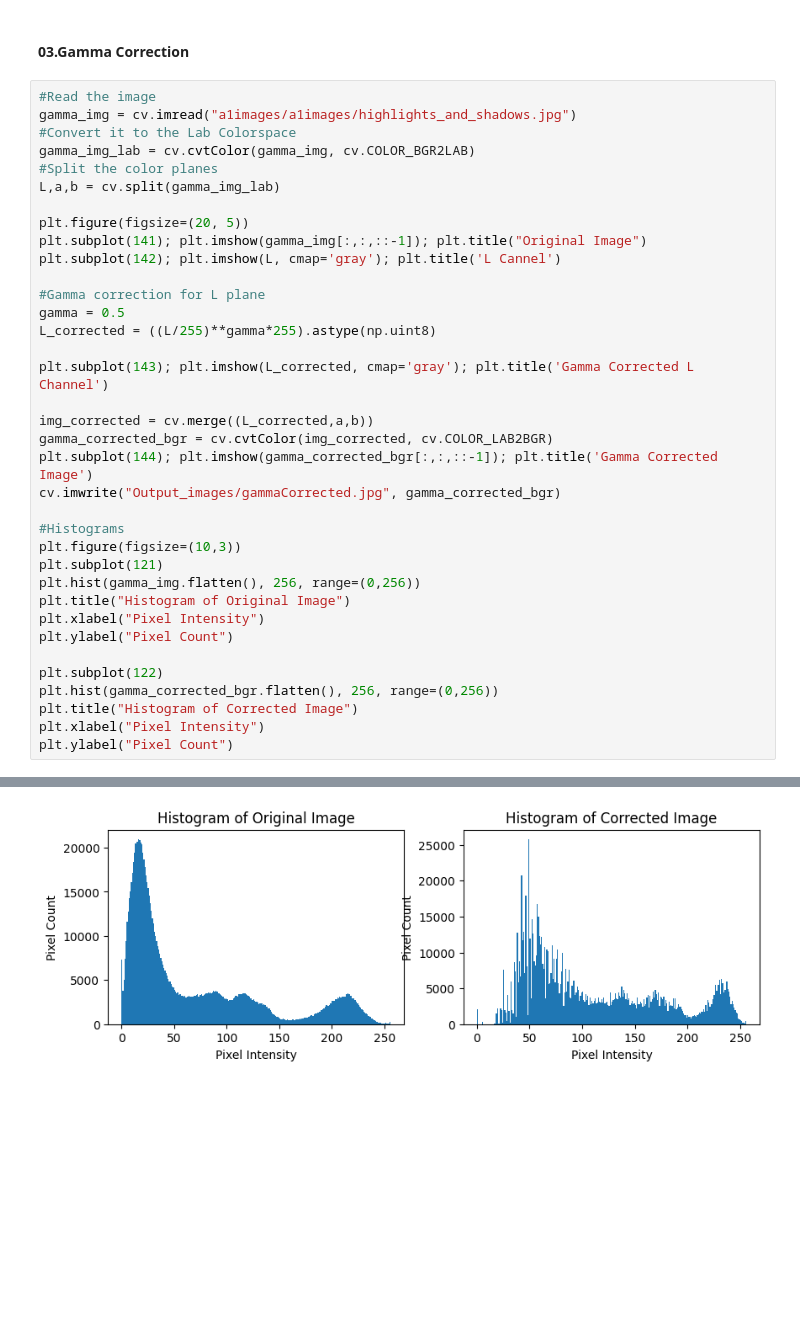
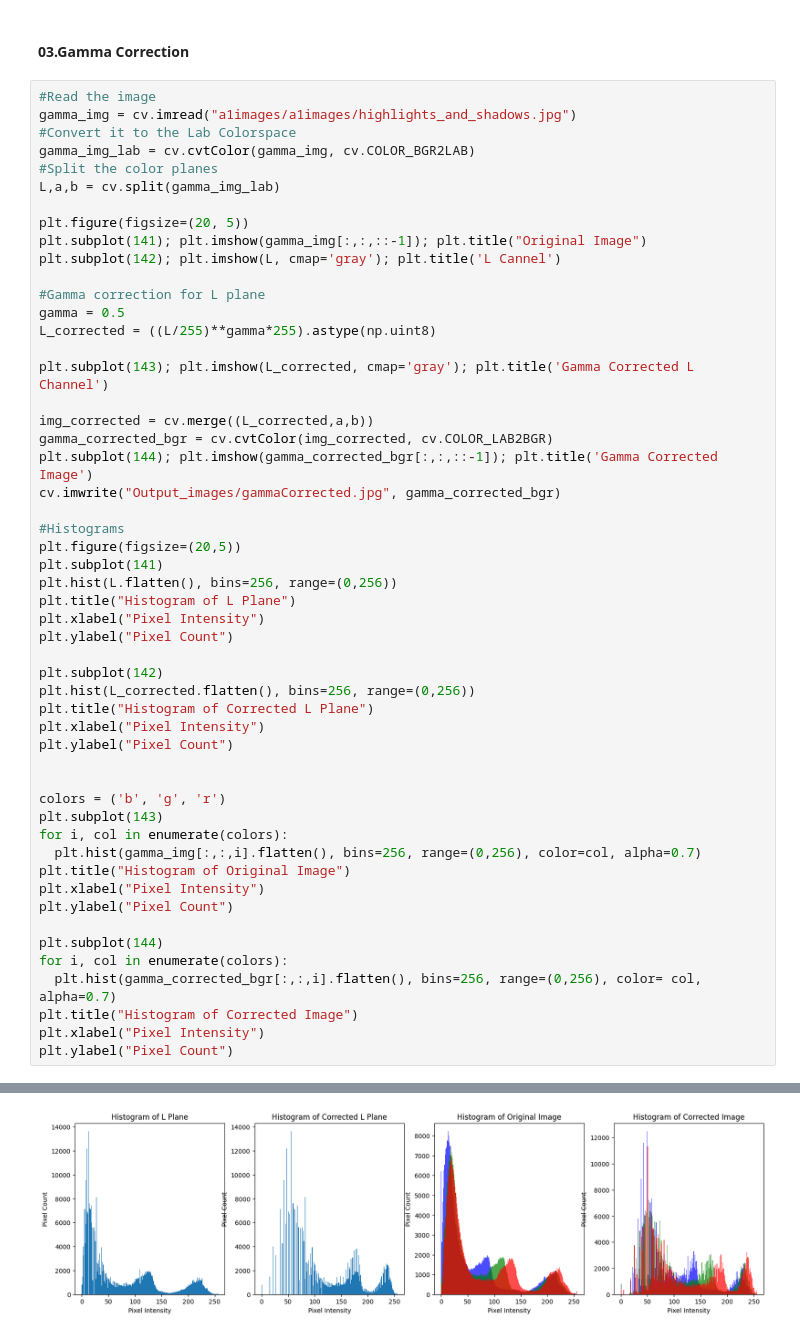
Before and after one commit to minuraashen/EN3160---Image-Processing-and-Machine-Vision, a Jupyter notebook: Assignment_01/220551K_a01.ipynb, the cells around one changed output, grey strips where cells are left out. Saved outputs shown, nothing was run; the diff lists cells and outputs as text; blank space fills up the shorter version.

Commit message:
Gamma correction done updated

```diff
--- a/Assignment_01/220551K_a01.ipynb
+++ b/Assignment_01/220551K_a01.ipynb
@@ -132,36 +140,52 @@ gamma_img = cv.imread("a1images/a1images/highlights_and_shadows.jpg")
 gamma_img_lab = cv.cvtColor(gamma_img, cv.COLOR_BGR2LAB)
 #Split the color planes
 L,a,b = cv.split(gamma_img_lab)
 
 plt.figure(figsize=(20, 5))
 plt.subplot(141); plt.imshow(gamma_img[:,:,::-1]); plt.title("Original Image")
 plt.subplot(142); plt.imshow(L, cmap='gray'); plt.title('L Cannel')
 
 #Gamma correction for L plane
 gamma = 0.5
 L_corrected = ((L/255)**gamma*255).astype(np.uint8)
 
 plt.subplot(143); plt.imshow(L_corrected, cmap='gray'); plt.title('Gamma Corrected L Channel')
 
 img_corrected = cv.merge((L_corrected,a,b))
 gamma_corrected_bgr = cv.cvtColor(img_corrected, cv.COLOR_LAB2BGR)
 plt.subplot(144); plt.imshow(gamma_corrected_bgr[:,:,::-1]); plt.title('Gamma Corrected Image')
 cv.imwrite("Output_images/gammaCorrected.jpg", gamma_corrected_bgr)
 
 #Histograms
-plt.figure(figsize=(10,3))
-plt.subplot(121)
-plt.hist(gamma_img.flatten(), 256, range=(0,256))
+plt.figure(figsize=(20,5))
+plt.subplot(141)
+plt.hist(L.flatten(), bins=256, range=(0,256))
+plt.title("Histogram of L Plane")
+plt.xlabel("Pixel Intensity")
+plt.ylabel("Pixel Count")
+
+plt.subplot(142)
+plt.hist(L_corrected.flatten(), bins=256, range=(0,256))
+plt.title("Histogram of Corrected L Plane")
+plt.xlabel("Pixel Intensity")
+plt.ylabel("Pixel Count")
+
+
+colors = ('b', 'g', 'r')
+plt.subplot(143)
+for i, col in enumerate(colors):
+  plt.hist(gamma_img[:,:,i].flatten(), bins=256, range=(0,256), color=col, alpha=0.7)
 plt.title("Histogram of Original Image")
 plt.xlabel("Pixel Intensity")
 plt.ylabel("Pixel Count")
 
-plt.subplot(122)
-plt.hist(gamma_corrected_bgr.flatten(), 256, range=(0,256))
+plt.subplot(144)
+for i, col in enumerate(colors):
+  plt.hist(gamma_corrected_bgr[:,:,i].flatten(), bins=256, range=(0,256), color= col, alpha=0.7)
 plt.title("Histogram of Corrected Image")
 plt.xlabel("Pixel Intensity")
 plt.ylabel("Pixel Count")
 # %% [output]
 Text(0, 0.5, 'Pixel Count')
 [figure]
-[figure, old version]
+[figure, new version]
```
Also changed, not shown: parts of 2 cells of this notebook.
